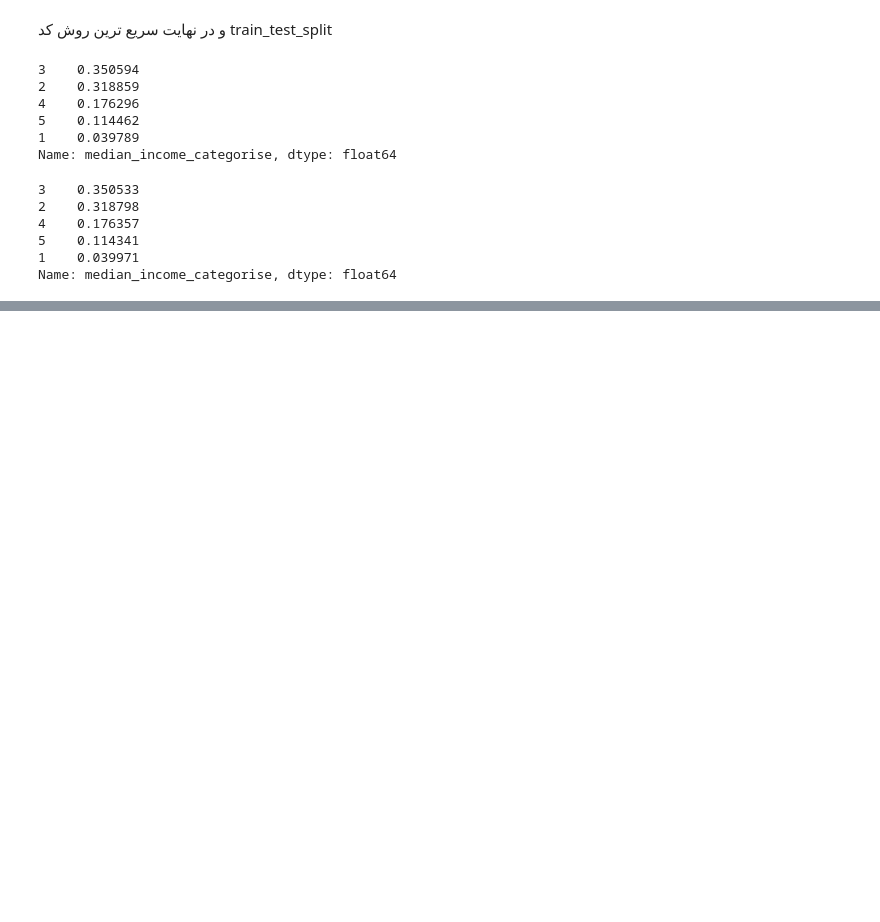
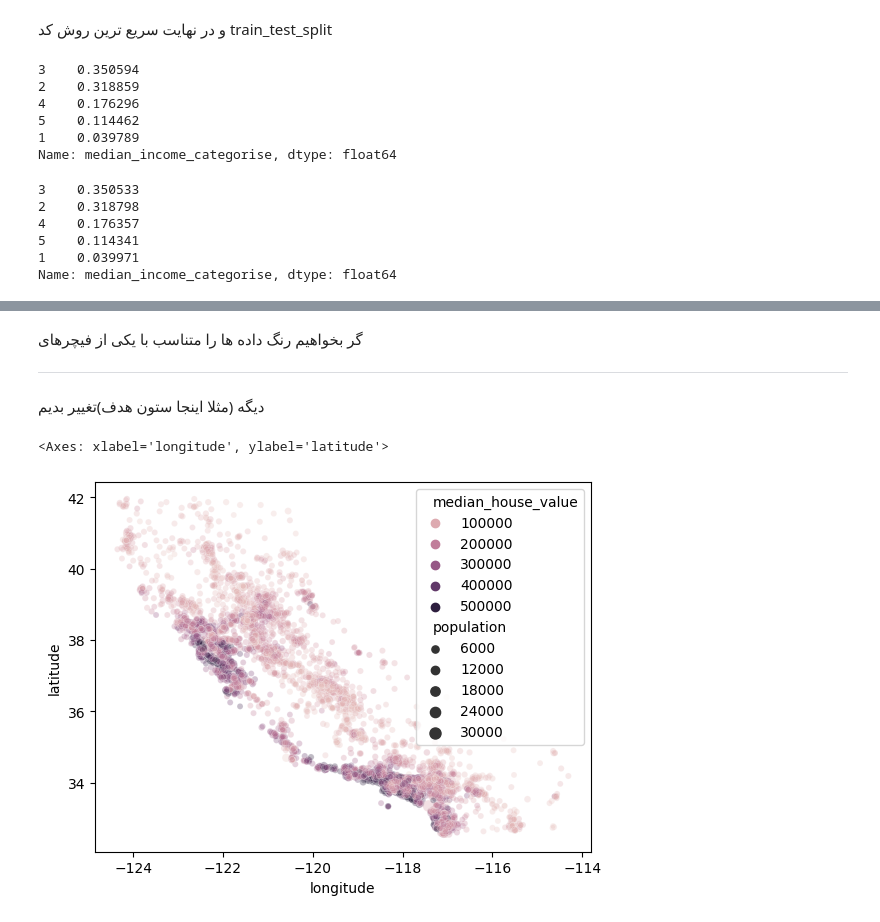
Before and after one commit to zeynabhabibitabar/zeynabhabibitabar, a Jupyter notebook: visualize+_train_test_spilit_with_sklearn.ipynb, the cells around one changed output, grey strips where cells are left out. Cells and saved outputs as stored; diff of their text form; code cells hidden in the pictures; blank space fills up the shorter version.

```diff
--- a/visualize+_train_test_spilit_with_sklearn.ipynb
+++ b/visualize+_train_test_spilit_with_sklearn.ipynb
@@ -648,0 +696,16 @@ Name: median_income_categorise, dtype: float64
+# %% [markdown]
+گر بخواهیم رنگ داده ها را متناسب با یکی از فیچرهای
+
+---
+
+دیگه (مثلا اینجا ستون هدف)تغییر بدیم
+# %%
+sns.scatterplot(data=train,
+                x="longitude",
+                y="latitude",
+                size="population",
+                alpha=0.3,
+                hue="median_house_value")
+# %% [output]
+<Axes: xlabel='longitude', ylabel='latitude'>
+[figure, added]
```
Also changed, not shown: parts of 26 cells of this notebook.
